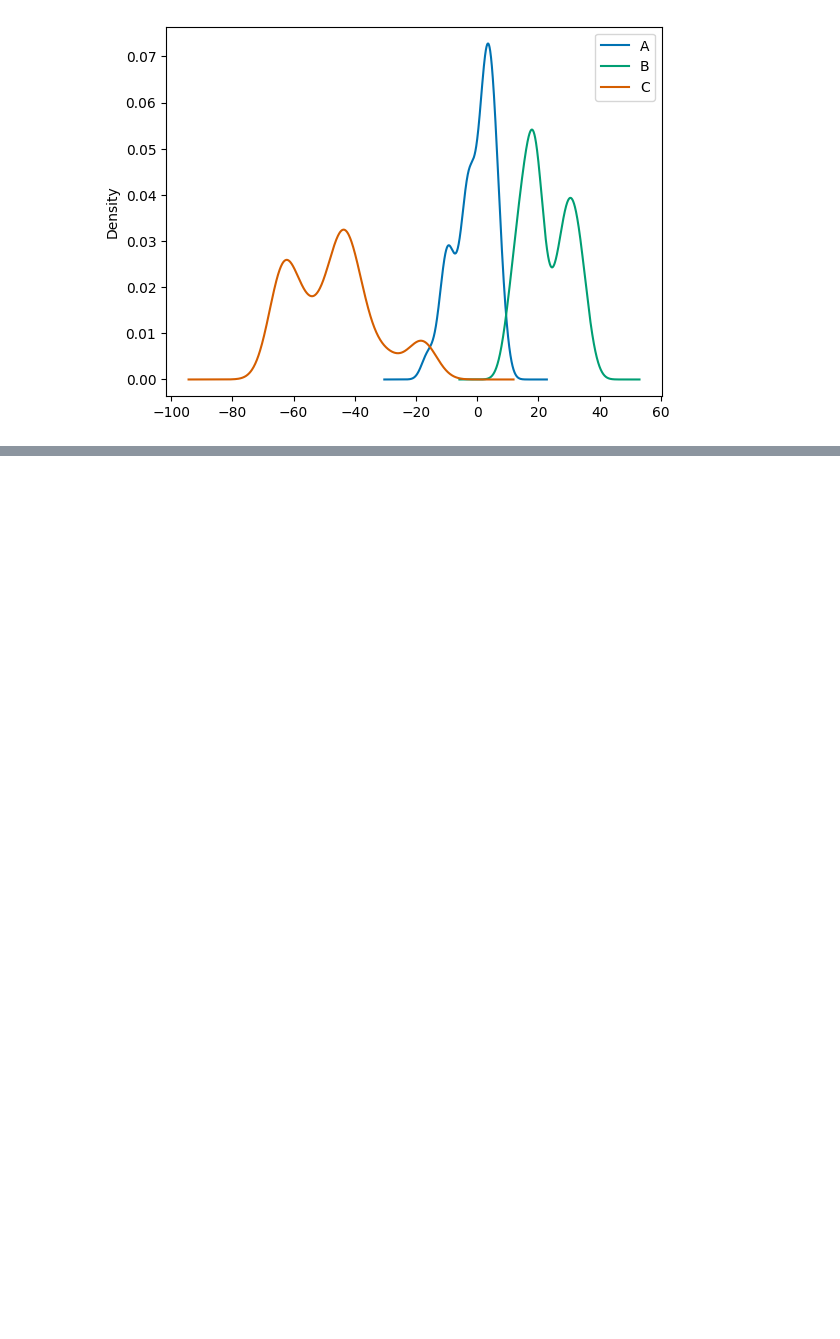
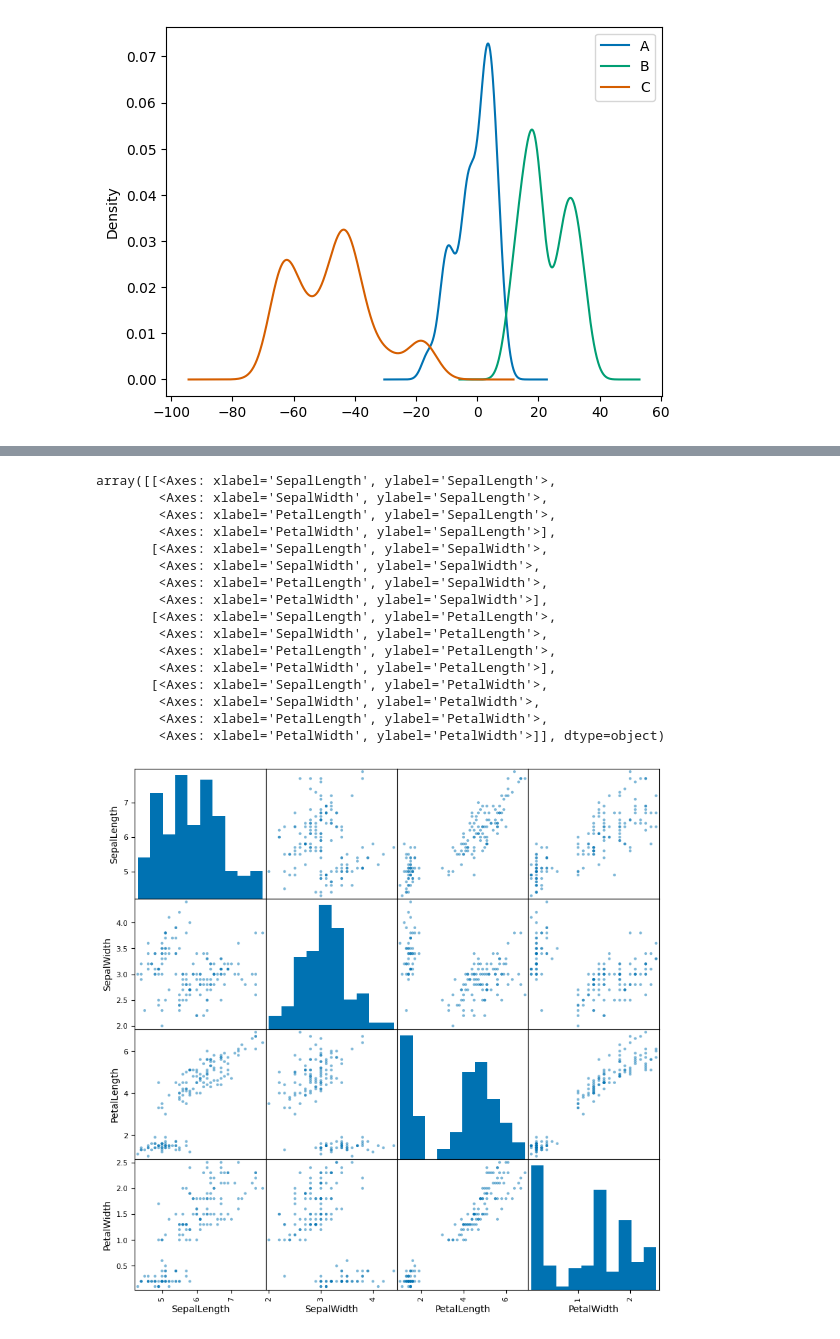
Before and after one commit to Zainab-Ayoub/dataScienceProblems, a Jupyter notebook: plottingWithPandas.ipynb, the cells around one changed output, grey strips where cells are left out. Saved outputs shown, nothing was run; the diff lists cells and outputs as text; code cells hidden in the pictures; blank space fills up the shorter version.

```diff
--- a/plottingWithPandas.ipynb
+++ b/plottingWithPandas.ipynb
@@ -79,3 +81,6 @@ df.plot.hist(alpha=0.7)
 df.plot.kde(); # kernel density estimation plot
 # %% [output]
 [figure]
+# %%
+iris = pd.read_csv('datasets/iris.csv')
+iris.head()
@@ -81,0 +94,20 @@ df.plot.kde(); # kernel density estimation plot
+# %%
+scatter_matrix(iris, figsize=(10, 10), diagonal='hist')
+# %% [output]
+array([[<Axes: xlabel='SepalLength', ylabel='SepalLength'>,
+        <Axes: xlabel='SepalWidth', ylabel='SepalLength'>,
+        <Axes: xlabel='PetalLength', ylabel='SepalLength'>,
+        <Axes: xlabel='PetalWidth', ylabel='SepalLength'>],
+       [<Axes: xlabel='SepalLength', ylabel='SepalWidth'>,
+        <Axes: xlabel='SepalWidth', ylabel='SepalWidth'>,
+        <Axes: xlabel='PetalLength', ylabel='SepalWidth'>,
+        <Axes: xlabel='PetalWidth', ylabel='SepalWidth'>],
+       [<Axes: xlabel='SepalLength', ylabel='PetalLength'>,
+        <Axes: xlabel='SepalWidth', ylabel='PetalLength'>,
+        <Axes: xlabel='PetalLength', ylabel='PetalLength'>,
+        <Axes: xlabel='PetalWidth', ylabel='PetalLength'>],
+       [<Axes: xlabel='SepalLength', ylabel='PetalWidth'>,
+        <Axes: xlabel='SepalWidth', ylabel='PetalWidth'>,
+        <Axes: xlabel='PetalLength', ylabel='PetalWidth'>,
+        <Axes: xlabel='PetalWidth', ylabel='PetalWidth'>]], dtype=object)
+[figure, added]
```
Also changed, not shown: parts of 3 cells of this notebook, 1 other file.
